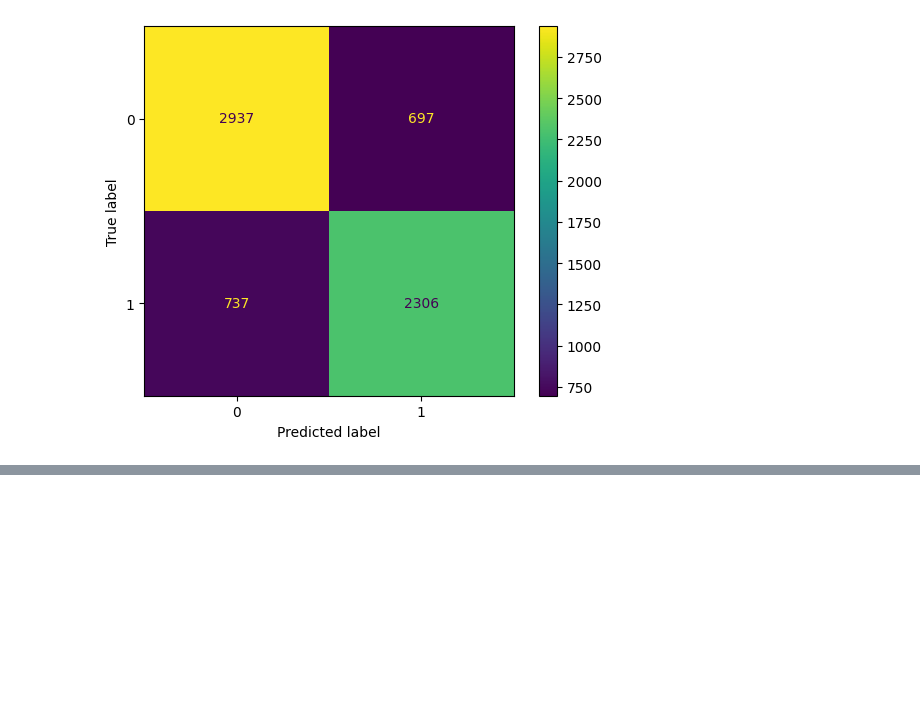
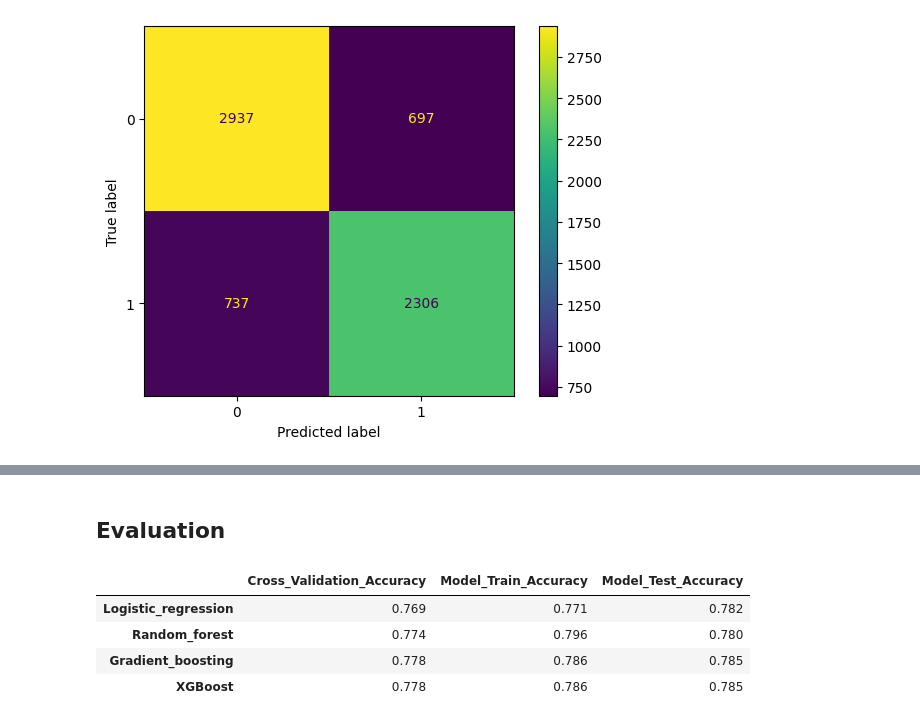
Before and after one commit to MandelaGit/Seasonal_Vaccine_Prediction, a Jupyter notebook: index.ipynb, the cells around one changed output, grey strips where cells are left out. Saved outputs shown, nothing was run; the diff lists cells and outputs as text; code cells hidden in the pictures; blank space fills up the shorter version.

Commit message:
XGBoost Classifier

```diff
--- a/index.ipynb
+++ b/index.ipynb
@@ -963,0 +1107,23 @@ weighted avg       0.79      0.79      0.79      6677
+# %% [markdown]
+## Evaluation
+# %%
+# Define the array of values
+data = np.array([[0.769,0.771,0.782], [0.774, 0.796, 0.780], [0.778, 0.786, 0.785], [0.778, 0.786, 0.785]])
+
+# Define the column names
+index = ['Logistic_regression', 'Random_forest', 'Gradient_boosting', 'XGBoost']
+
+# Define the row names or index labels
+columns = [ 'Cross_Validation_Accuracy', 'Model_Train_Accuracy', 'Model_Test_Accuracy']
+
+# Create the DataFrame
+scores_df = pd.DataFrame(data, columns=columns, index=index)
+
+# Display the DataFrame
+scores_df
+# %% [output]
+|  | Cross_Validation_Accuracy | Model_Train_Accuracy | Model_Test_Accuracy |
+| Logistic_regression | 0.769 | 0.771 | 0.782 |
+| Random_forest | 0.774 | 0.796 | 0.780 |
+| Gradient_boosting | 0.778 | 0.786 | 0.785 |
+| XGBoost | 0.778 | 0.786 | 0.785 |
```
Also changed, not shown: parts of 50 cells of this notebook.
